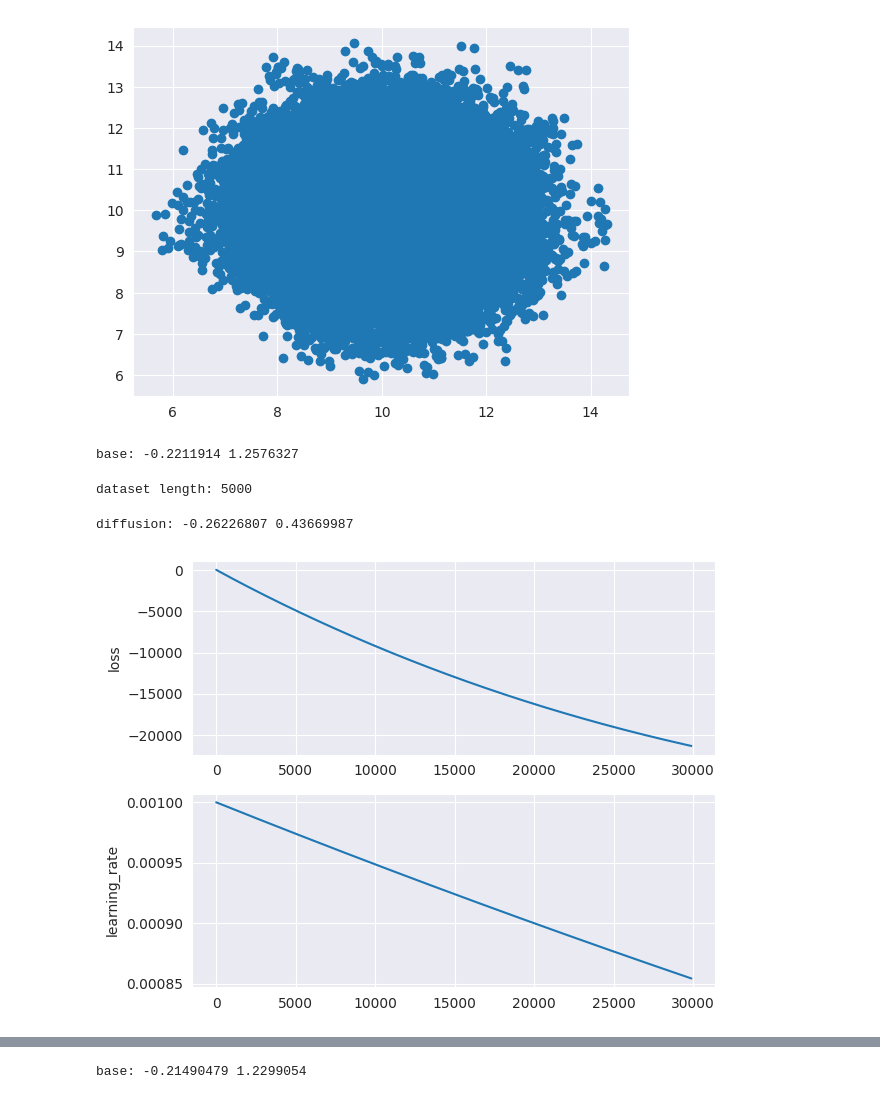
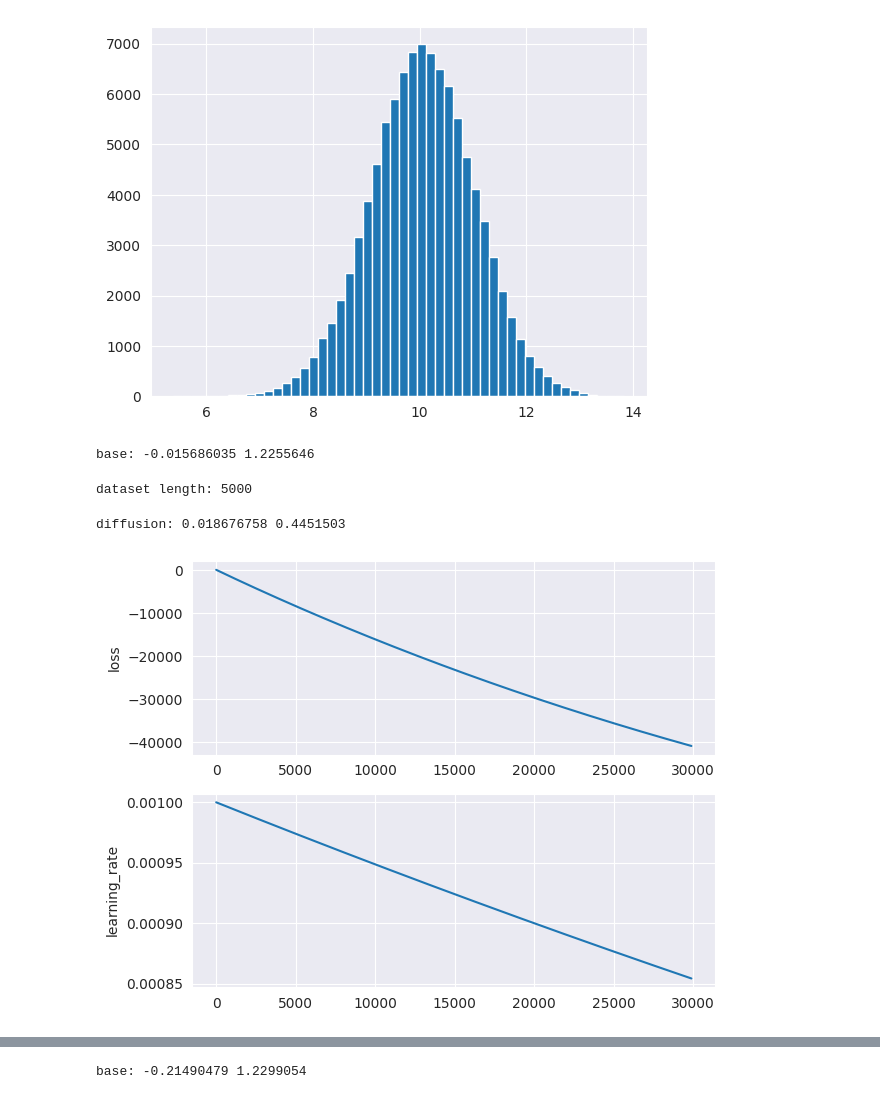
Before and after one commit to kkorolev1/mcmc-control-variates, a Jupyter notebook: diffcv.ipynb, the cells around one changed output, grey strips where cells are left out. Drawn from its saved outputs; the diff is of its cells as text; code cells hidden in the pictures.

```diff
--- a/diffcv.ipynb
+++ b/diffcv.ipynb
@@ -46,15 +41,16 @@ BATCH_SIZE = 256 # Batch size for CV training
 rng = jax.random.PRNGKey(50)
 
 dist = D.MultivariateNormal(loc=10 * jnp.ones((DIST_DIM), dtype=float), covariance_matrix=jnp.eye((DIST_DIM), dtype=float))
+log_prob = jax.jit(dist.log_prob)
 grad_log_prob = jax.jit(jax.grad(dist.log_prob))
 
 fn = jax.jit(lambda x: (x ** 2).sum(axis=-1))
 true_pi = (dist.mean ** 2).sum() + dist.variance.sum()
 
-sampler = ULASampler(grad_log_prob=grad_log_prob, dim=DIST_DIM, n_samples=1000, gamma=5e-2, burnin_steps=500, init_std=5.0)
+sampler = MALASampler(log_prob=log_prob, dim=DIST_DIM, n_samples=1000, gamma=5e-2, burnin_steps=1000, init_std=3.0)
 rng, key = jax.random.split(rng)
 samples = sampler(key, n_chains=N_CHAINS).reshape(-1, DIST_DIM)
 
-plt.scatter(samples[:, 0], samples[:, 1])
+plt.hist(samples[:, 0], bins=50)
 plt.show()
 # %% [output]
@@ -62,4 +57,4 @@ plt.show()
-[figure, old version]
+[figure, new version]
 # %%
 class ModelWithConstant(eqx.Module):
     model: eqx.Module
@@ -160,7 +155,7 @@ rng, key = jax.random.split(rng)
 base_estimates = Estimator(fn, sampler)(key, n_chains=N_CHAINS, n_estimates=MCMC_N_ESTIMATES)
 print("base:", Estimator.bias(true_pi, base_estimates), Estimator.std(base_estimates))
 # %% [output]
-base: -0.2211914 1.2576327
+base: -0.015686035 1.2255646
 # %%
 logger = Logger()
 
@@ -181,8 +176,8 @@ diffusion_estimates = Estimator(fn_with_cv, sampler)(key, n_chains=N_CHAINS, n_e
 print("diffusion:", Estimator.bias(true_pi, diffusion_estimates), Estimator.std(diffusion_estimates))
 # %% [output]
 dataset length: 5000
-diffusion: -0.26226807 0.43669987
+diffusion: 0.018676758 0.4451503
-[figure, old version]
+[figure, new version]
 # %%
 logger = Logger()
 
```
Also changed, not shown: parts of 5 cells of this notebook, 14 other files.
